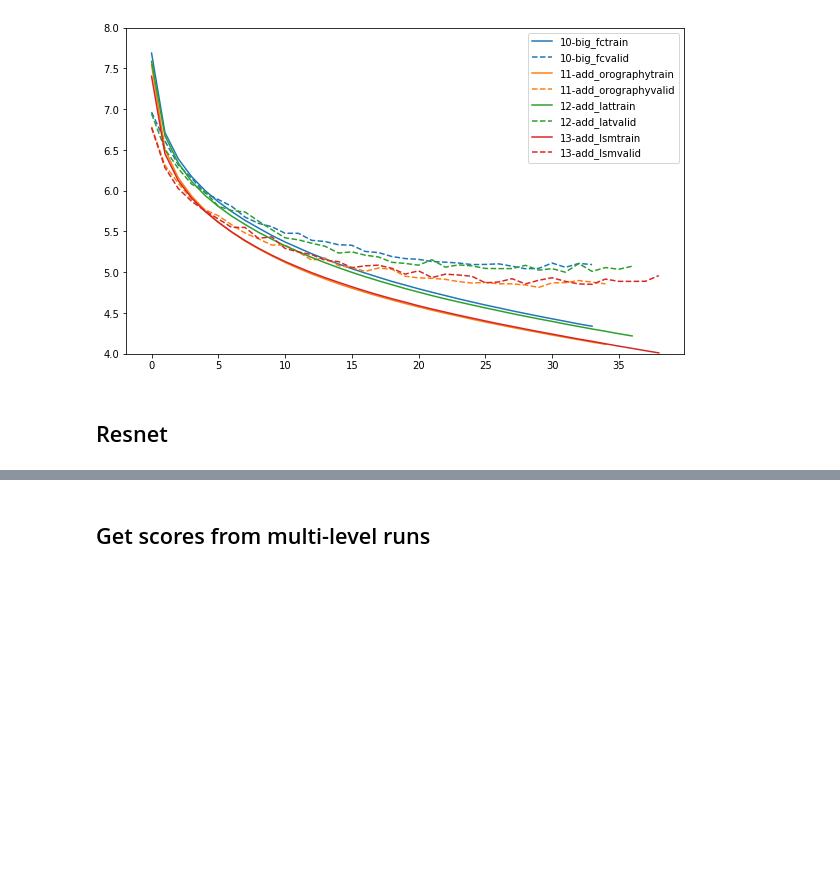
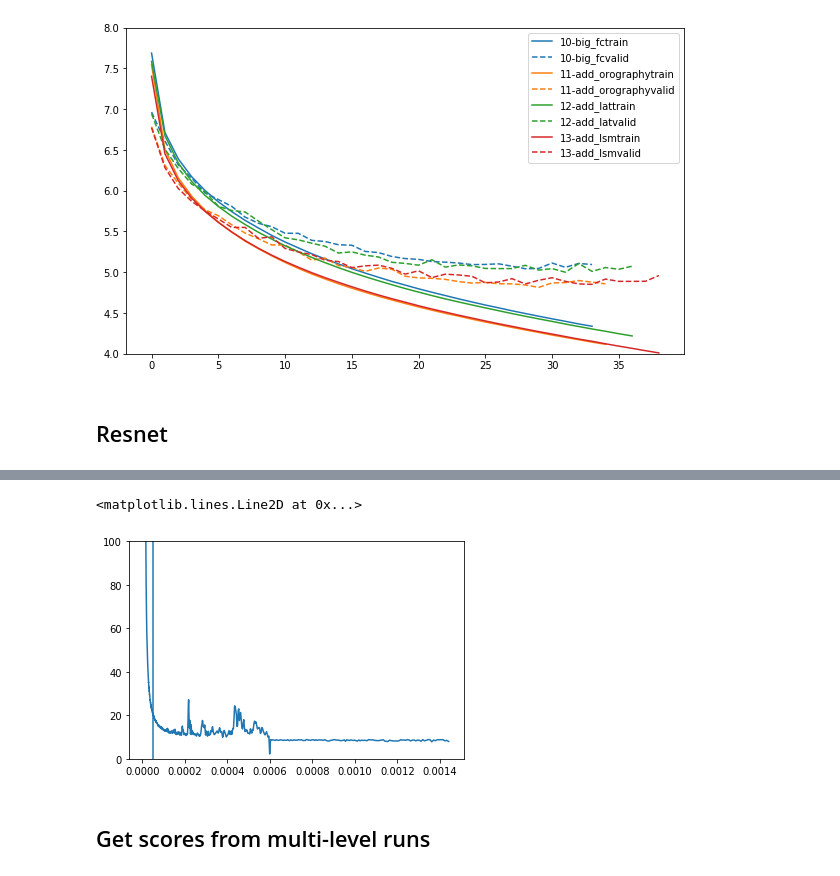
Before and after one commit to sagar-garg/WeatherBench, a Jupyter notebook: devlog/05-architectures.ipynb, the cells around one changed output, grey strips where cells are left out. Drawn from its saved outputs; the diff is of its cells as text; code cells hidden in the pictures; blank space fills up the shorter version.

```diff
--- a/devlog/05-architectures.ipynb
+++ b/devlog/05-architectures.ipynb
@@ -184,7 +204,7 @@ ________________________________________________________________________________
 from src.clr import LRFinder
 lrf = LRFinder(
     dg_train.n_samples, batch_size,
-    minimum_lr=1e-6, maximum_lr=1e-2,
+    minimum_lr=1e-5, maximum_lr=1e-2,
     lr_scale='exp', save_dir='./', verbose=0)
 # %%
 model.fit_generator(dg_train, steps_per_epoch=200000, epochs=1,
@@ -194,4 +215,8 @@ Epoch 1/1
 # %%
 plt.plot(10**lrf.lrs, lrf.losses)
-plt.ylim(7, 11)
-plt.axvline(0.25e-4)
+plt.ylim(0, 100)
+# plt.xlim(0, 0.0001)
+plt.axvline(0.5e-4)
+# %% [output]
+<matplotlib.lines.Line2D at 0x...>
+[figure, added]
```
Also changed, not shown: parts of 44 cells of this notebook, 22 other files.
